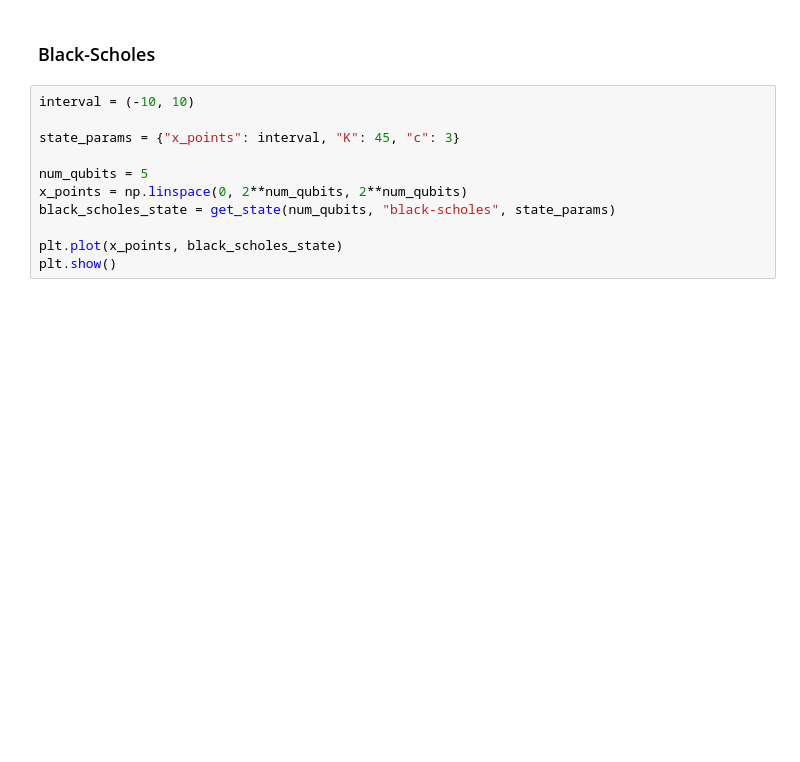
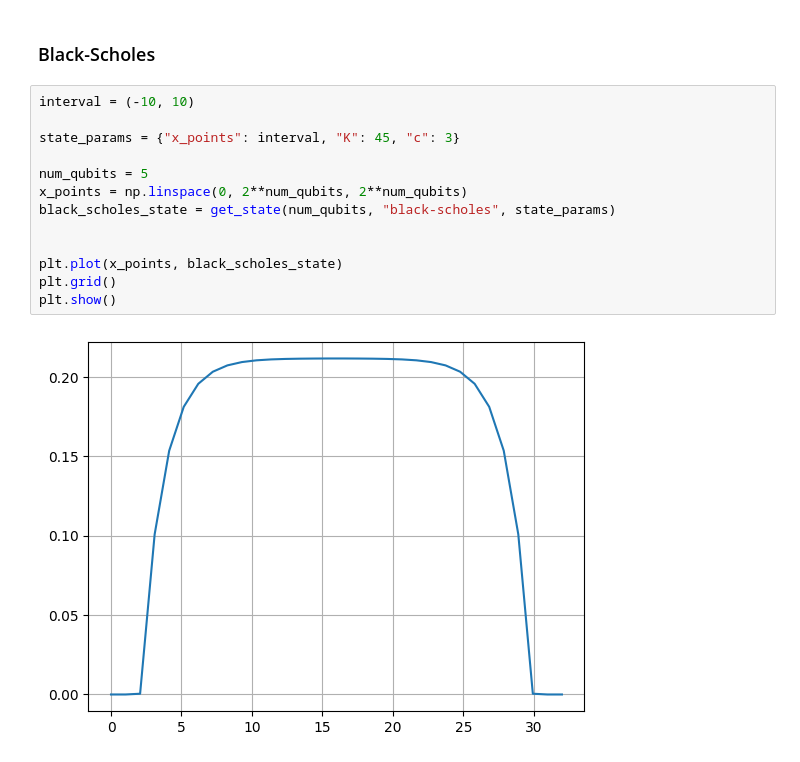
Before and after one commit to IsmaelCesar/sanches-modified, a Jupyter notebook: replicates/distributions.ipynb, the cells around one changed output. Cells and saved outputs as stored; diff of their text form; blank space fills up the shorter version.

```diff
--- a/replicates/distributions.ipynb
+++ b/replicates/distributions.ipynb
@@ -66,11 +66,15 @@ axes = axes.reshape(2, 2)
 # %%
 interval = (-10, 10)
 
 state_params = {"x_points": interval, "K": 45, "c": 3}
 
 num_qubits = 5
 x_points = np.linspace(0, 2**num_qubits, 2**num_qubits)
 black_scholes_state = get_state(num_qubits, "black-scholes", state_params)
 
+
 plt.plot(x_points, black_scholes_state)
+plt.grid()
 plt.show()
+# %% [output]
+[figure, added]
```
Also changed, not shown: parts of 2 cells of this notebook.
